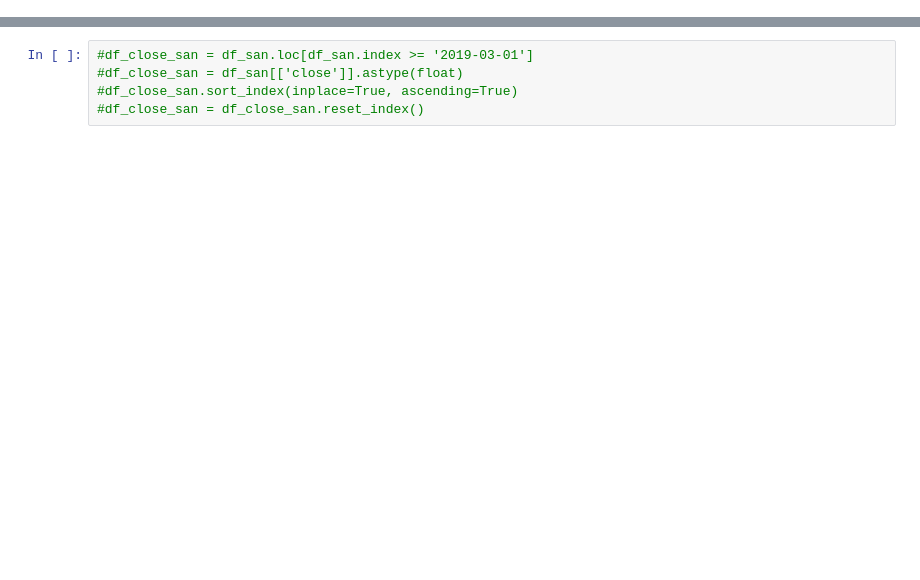
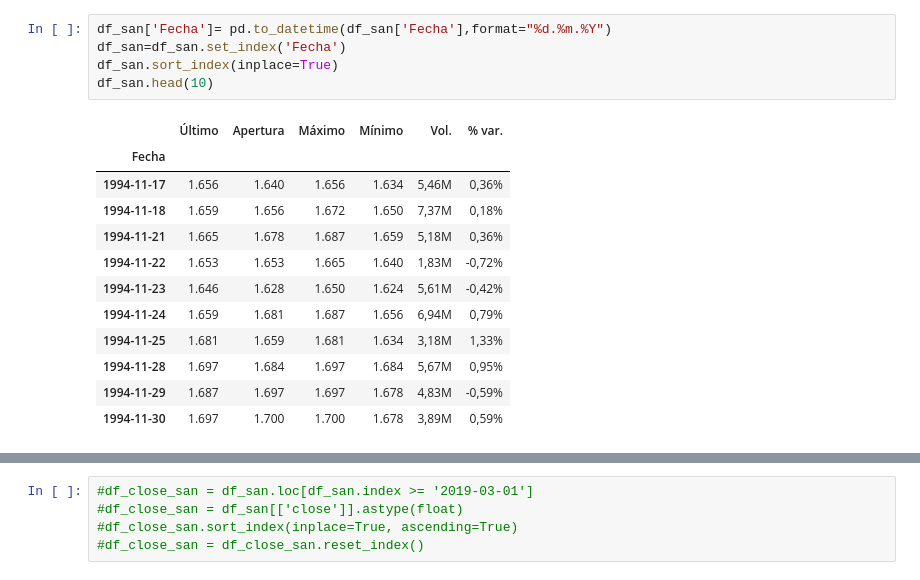
Before and after one commit to alfongoma/TFM, a Jupyter notebook: history_data.ipynb, the cells around one changed output, grey strips where cells are left out. Saved outputs shown, nothing was run; the diff lists cells and outputs as text; blank space fills up the shorter version.

```diff
--- a/history_data.ipynb
+++ b/history_data.ipynb
@@ -43,0 +87,18 @@ df_san.head(10)
+# %%
+df_san['Fecha']= pd.to_datetime(df_san['Fecha'],format="%d.%m.%Y")
+df_san=df_san.set_index('Fecha')
+df_san.sort_index(inplace=True)
+df_san.head(10)
+# %% [output]
+|  | Último | Apertura | Máximo | Mínimo | Vol. | % var. |
+| Fecha |  |  |  |  |  |  |
+| 1994-11-17 | 1.656 | 1.640 | 1.656 | 1.634 | 5,46M | 0,36% |
+| 1994-11-18 | 1.659 | 1.656 | 1.672 | 1.650 | 7,37M | 0,18% |
+| 1994-11-21 | 1.665 | 1.678 | 1.687 | 1.659 | 5,18M | 0,36% |
+| 1994-11-22 | 1.653 | 1.653 | 1.665 | 1.640 | 1,83M | -0,72% |
+| 1994-11-23 | 1.646 | 1.628 | 1.650 | 1.624 | 5,61M | -0,42% |
+| 1994-11-24 | 1.659 | 1.681 | 1.687 | 1.656 | 6,94M | 0,79% |
+| 1994-11-25 | 1.681 | 1.659 | 1.681 | 1.634 | 3,18M | 1,33% |
+| 1994-11-28 | 1.697 | 1.684 | 1.697 | 1.684 | 5,67M | 0,95% |
+| 1994-11-29 | 1.687 | 1.697 | 1.697 | 1.678 | 4,83M | -0,59% |
+| 1994-11-30 | 1.697 | 1.700 | 1.700 | 1.678 | 3,89M | 0,59% |
```
Also changed, not shown: parts of 14 cells of this notebook.
